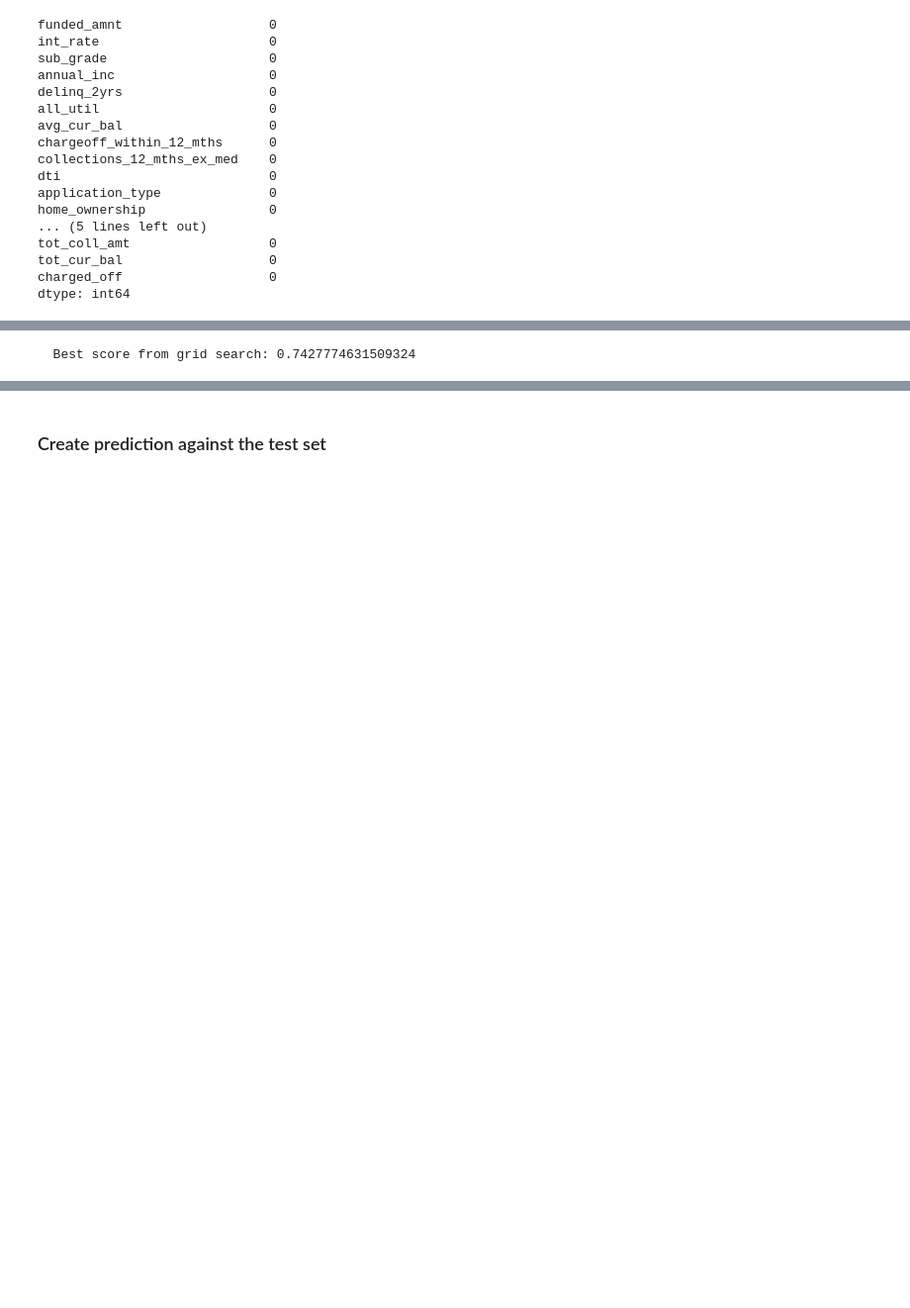
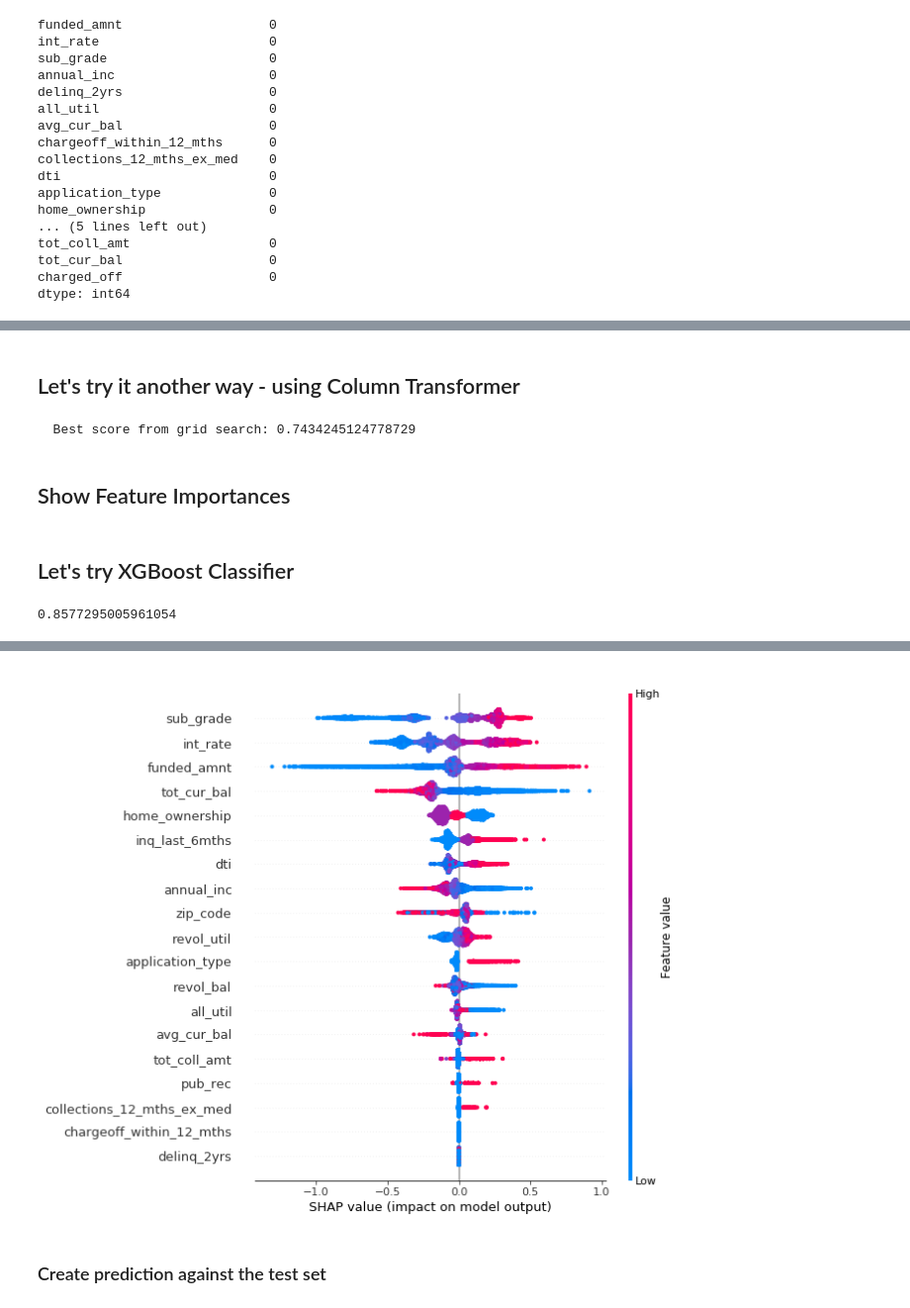
Before and after one commit to bloominstituteoftechnology/DS-Unit-4-Sprint-1-Tree-Ensembles, a Jupyter notebook: module1-decision-trees/Lending_Club.ipynb, the cells around one changed output, grey strips where cells are left out. Shown at 99% size. Saved outputs shown, nothing was run; the diff lists cells and outputs as text; code cells hidden in the pictures; blank space fills up the shorter version.

```diff
--- a/module1-decision-trees/Lending_Club.ipynb
+++ b/module1-decision-trees/Lending_Club.ipynb
@@ -163,3 +292,5 @@ dtype: int64
+# %% [markdown]
+## Let's try it another way - using Column Transformer
 # %%
 numeric_features = ['funded_amnt', 'int_rate', 'sub_grade', 'annual_inc', 'delinq_2yrs',
                     'all_util', 'avg_cur_bal', 'chargeoff_within_12_mths',
@@ -167,23 +298,6 @@ numeric_features = ['funded_amnt', 'int_rate', 'sub_grade', 'annual_inc', 'delin
                     'pub_rec', 'revol_bal', 'revol_util', 'tot_coll_amt', 'tot_cur_bal',
                    ]
 categorical_features = ['application_type', 'home_ownership']
-
-# for col in X.columns:
-
-#     for i in range(2):
-
-X = df.drop('charged_off', axis=1)
-y = df['charged_off']
-
-X_train, X_test, y_train, y_test = train_test_split(
-                                    X, y, test_size=0.2,
-                                    random_state=20)
-
-# if i is 0:
-#     print('With column', col, end=' ')
-# else:
-#     print('Without column', col, end=' ')
-#     X[col] = rnd.permutation(X[col])
 
 numeric_transformer = Pipeline(steps=[
     ('scaler', StandardScaler())
@@ -213,7 +327,9 @@ grid_search = GridSearchCV(clf, param_grid, n_jobs=-1, cv = 5,
 grid_search.fit(X_train, y_train)
 print('  Best score from grid search:', grid_search.score(X_test, y_test))
 # %% [output]
-  Best score from grid search: 0.7427774631509324
+  Best score from grid search: 0.7434245124778729
+# %% [markdown]
+## Show Feature Importances
 # %%
 # Having a hard time figuring out how to get feature importances
 # from a grid search where a Column Transformer is used.
@@ -230,3 +347,27 @@ print('  Best score from grid search:', grid_search.score(X_test, y_test))
 
 # plt.figure(figsize=(8, 8))
 # top_n.sort_values().plot.barh(color='green')
+# %% [markdown]
+## Let's try XGBoost Classifier
+# %%
+pipe = make_pipeline(ce.OrdinalEncoder(),
+                     XGBClassifier())
+pipe.fit(X_train, y_train)
+pipe.score(X_test, y_test)
+# %% [output]
+0.8577295005961054
+# %%
+shap.initjs()
+
+# pipeline is not supported by TreeExplainer,
+# so we have to do this
+encoder = ce.OrdinalEncoder()
+X_train = encoder.fit_transform(X_train)
+X_test = encoder.transform(X_test)
+xgb = XGBClassifier()
+model = xgb.fit(X_train, y_train)
+
+explainer = shap.TreeExplainer(model)
+shap_values = explainer.shap_values(X_test)
+shap.summary_plot(shap_values, X_test)
+# %% [output]
@@ -233,3 +375,4 @@ print('  Best score from grid search:', grid_search.score(X_test, y_test))
+[figure, added]
 # %% [markdown]
 ### Create prediction against the test set
 # %%
```
Also changed, not shown: parts of 19 cells of this notebook, 1 other file.
